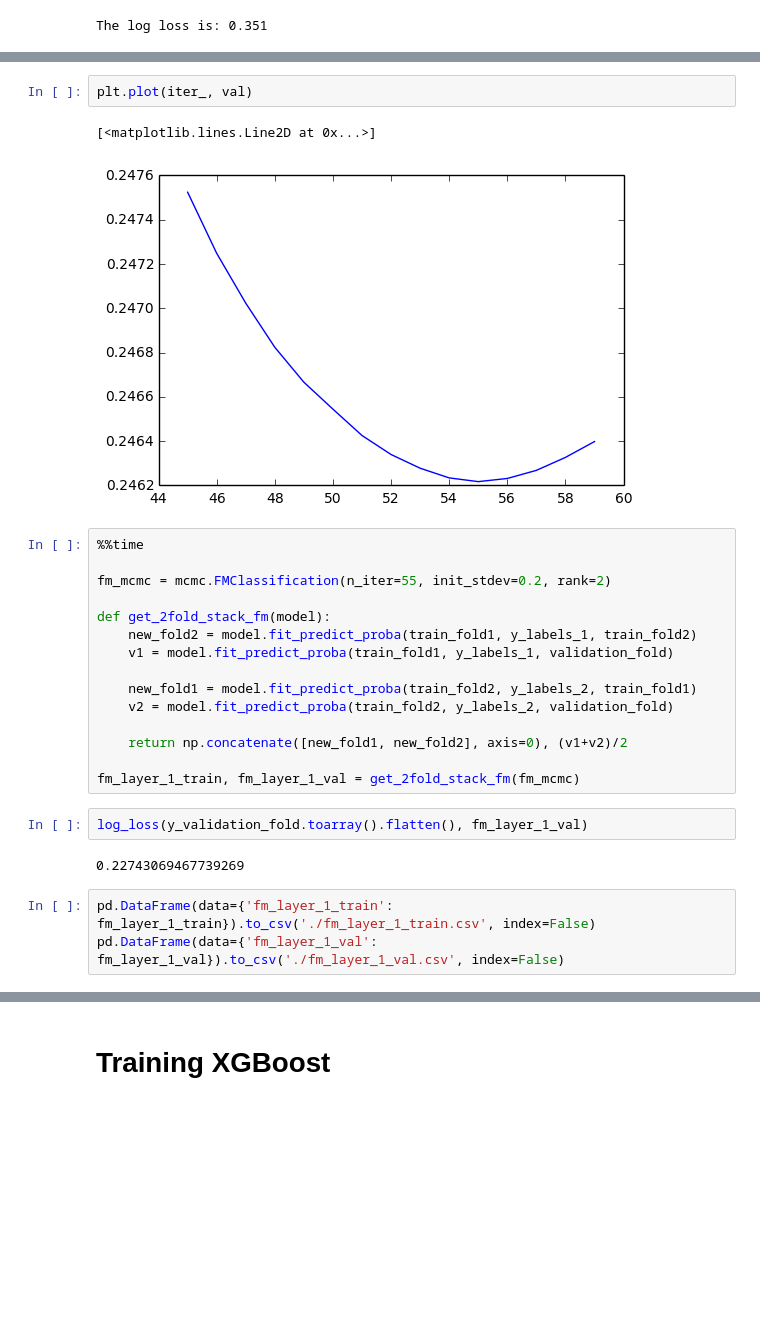
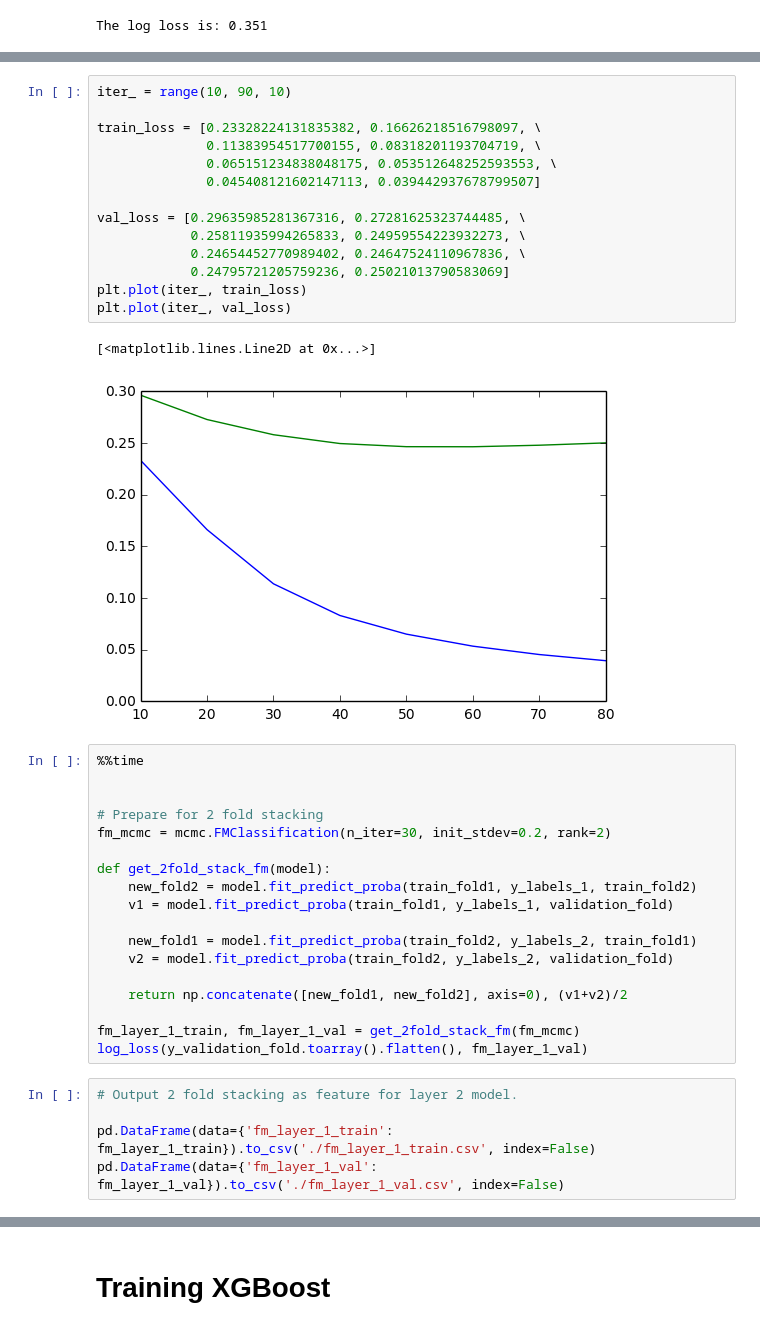
Before and after one commit to wernerchao/quora-duplicate, a Jupyter notebook: py2_xgb_jaccard_magic.ipynb, the cells around one changed output, grey strips where cells are left out. Saved outputs shown, nothing was run; the diff lists cells and outputs as text; blank space fills up the shorter version.

Commit message:
added 5 folds stack

```diff
--- a/py2_xgb_jaccard_magic.ipynb
+++ b/py2_xgb_jaccard_magic.ipynb
@@ -570,12 +586,26 @@ Wall time: 35min 45s
-# %%
-plt.plot(iter_, val)
-# %% [output]
-[<matplotlib.lines.Line2D at 0x...>]
-[figure, removed]
+# %%
+iter_ = range(10, 90, 10)
+
+train_loss = [0.23328224131835382, 0.16626218516798097, \
+              0.11383954517700155, 0.08318201193704719, \
+              0.065151234838048175, 0.053512648252593553, \
+              0.045408121602147113, 0.039442937678799507]
+
+val_loss = [0.29635985281367316, 0.27281625323744485, \
+            0.25811935994265833, 0.24959554223932273, \
+            0.24654452770989402, 0.24647524110967836, \
+            0.24795721205759236, 0.25021013790583069]
+plt.plot(iter_, train_loss)
+plt.plot(iter_, val_loss)
+# %% [output]
+[<matplotlib.lines.Line2D at 0x...>]
+[figure, added]
 # %%
 %%time
 
-fm_mcmc = mcmc.FMClassification(n_iter=55, init_stdev=0.2, rank=2)
+
+# Prepare for 2 fold stacking
+fm_mcmc = mcmc.FMClassification(n_iter=30, init_stdev=0.2, rank=2)
 
 def get_2fold_stack_fm(model):
     new_fold2 = model.fit_predict_proba(train_fold1, y_labels_1, train_fold2)
@@ -587,10 +617,9 @@ def get_2fold_stack_fm(model):
     return np.concatenate([new_fold1, new_fold2], axis=0), (v1+v2)/2
 
 fm_layer_1_train, fm_layer_1_val = get_2fold_stack_fm(fm_mcmc)
+log_loss(y_validation_fold.toarray().flatten(), fm_layer_1_val)
-# %%
-log_loss(y_validation_fold.toarray().flatten(), fm_layer_1_val)
-# %% [output]
-0.22743069467739269
 # %%
+# Output 2 fold stacking as feature for layer 2 model.
+
 pd.DataFrame(data={'fm_layer_1_train': fm_layer_1_train}).to_csv('./fm_layer_1_train.csv', index=False)
 pd.DataFrame(data={'fm_layer_1_val': fm_layer_1_val}).to_csv('./fm_layer_1_val.csv', index=False)
```
Also changed, not shown: parts of 15 cells of this notebook, 7 other files.
